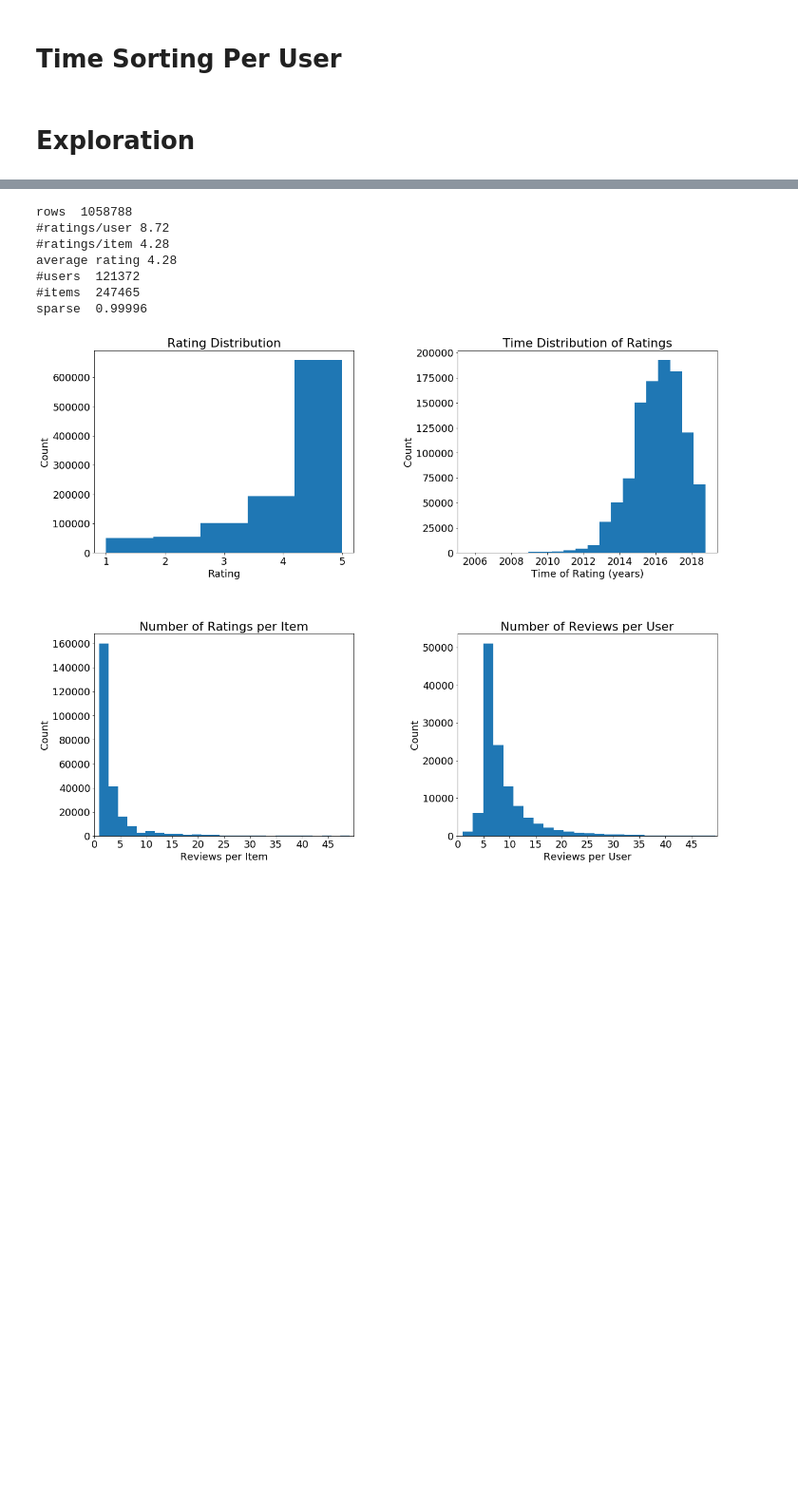
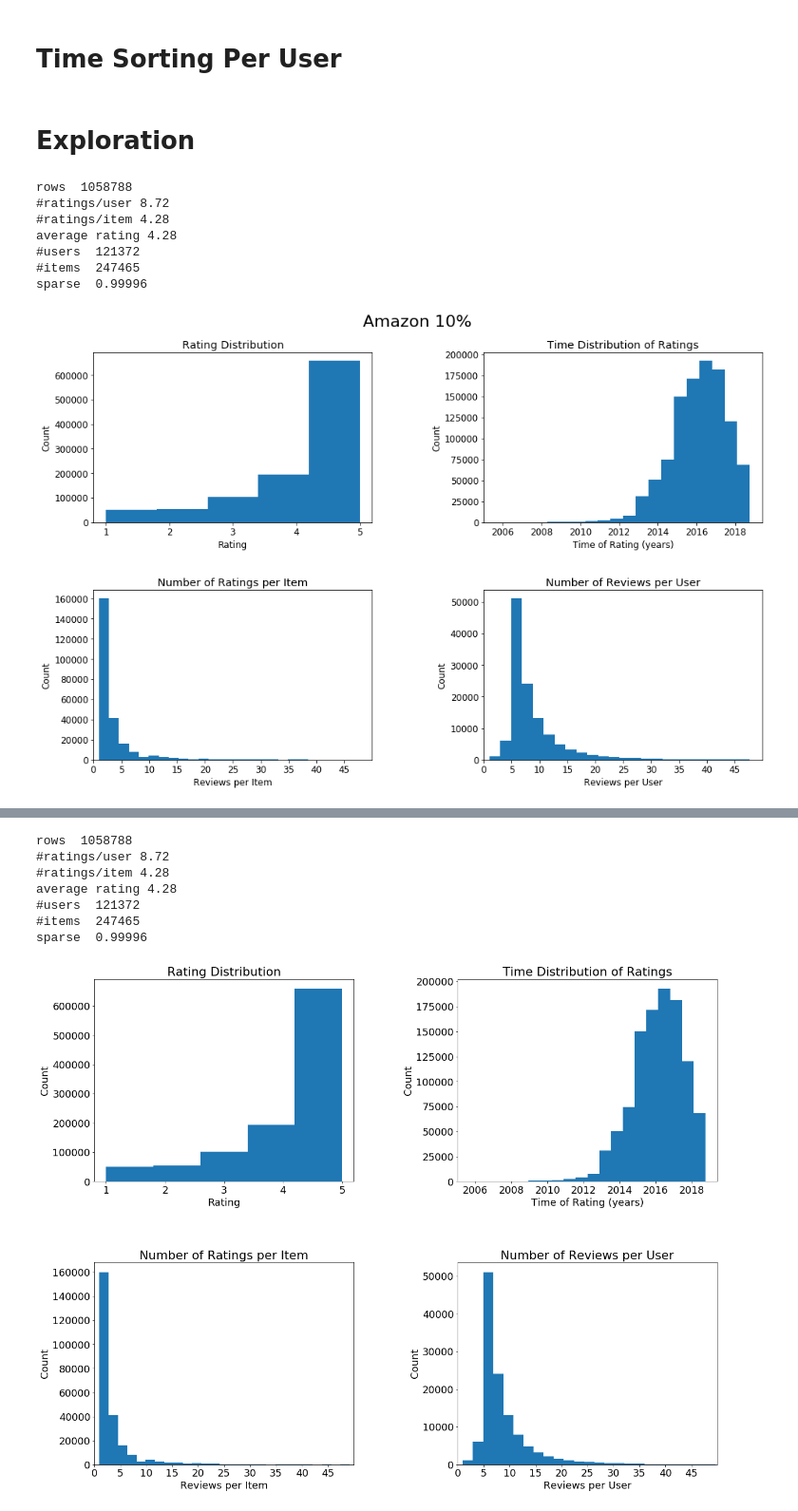
Before and after one commit to ROpdam/recommender_comparison, a Jupyter notebook: data_used.ipynb, the cells around one changed output, grey strips where cells are left out. Shown at 95% size. Saved outputs shown, nothing was run; the diff lists cells and outputs as text; code cells hidden in the pictures; blank space fills up the shorter version.

```diff
--- a/data_used.ipynb
+++ b/data_used.ipynb
@@ -14,7 +10,7 @@ pd.set_option('display.max_columns', 100)
 # %%
 # path = 'C:/Users/robin.opdam/Google Drive/Thesis (Msc)/Thesis_shared_files/'
 path = '/Users/Robin/Google Drive/Thesis (Msc)/Thesis_shared_files/'
-data_path = 'data/'
+data_path = 'Data/'
 # %% [markdown]
 # Full datasets
 # %%
@@ -152,26 +150,26 @@ time_sort_user(names_ml[:3], file_path)
 import matplotlib.gridspec as gridspec
 import matplotlib.pylab as pl
 
-def eda_plots(df, title, size=(20,16), store_path=''):
+def eda_plots(df, title, size=(20,16), bound_steps=[50,5], store_path=''):
 
     user_counts = df.groupby('user_id')['item_id'].count()
     item_counts = df.groupby('item_id')['user_id'].count().sort_values(ascending=True)
     norpu = user_counts.mean()
     norpi = item_counts.mean()
-    total_users = df.user.unique().size
-    total_items = df.item.unique().size
-    sparseness = 1 - len(df) / (len(df['user'].unique()) * len(df['item'].unique()))
+    total_users = df.user_id.unique().size
+    total_items = df.item_id.unique().size
+    sparseness = 1 - len(df) / (len(df['user_id'].unique()) * len(df['item_id'].unique()))
 
     print('rows ', len(df),
           '\n#ratings/user', round(norpu,2),
           '\n#ratings/item', round(norpi,2),
           '\naverage rating', "{0:.2f}".format(np.average(df['rating'])),
-          '\n#users ', df['user'].unique().size,
-          '\n#items ', df['item'].unique().size,
+          '\n#users ', df['user_id'].unique().size,
+          '\n#items ', df['item_id'].unique().size,
           '\nsparse ', round(sparseness,5))
 
     fig = plt.figure(figsize=size)
-#     fig.suptitle(title, x=0.5, y=0.95, fontsize=22)
+    fig.suptitle(title, x=0.5, y=0.95, fontsize=22)
     gs = fig.add_gridspec(2,2, wspace=0.4, hspace=0.4)
 
     f_ax1 = fig.add_subplot(gs[0,0])
@@ -193,7 +191,7 @@ def eda_plots(df, title, size=(20,16), store_path=''):
     plt.title('Number of Ratings per Item')
     plt.xlabel('Reviews per Item')
     plt.ylabel('Count')
-    plt.xticks(range(0,50,5))
+    plt.xticks(range(0,bound_steps[0],bound_steps[1]))
 
     f_ax4 = fig.add_subplot(gs[1,1])
     plt.hist(user_counts, bins = 150)
@@ -201,11 +199,24 @@ def eda_plots(df, title, size=(20,16), store_path=''):
     plt.title('Number of Reviews per User')
     plt.xlabel('Reviews per User')
     plt.ylabel('Count')
-    plt.xticks(range(0,50,5))
+    plt.xticks(range(0,bound_steps[0],bound_steps[1]))
 
     if len(store_path) > 0:
         fig.savefig(store_path, bbox_inches='tight')
 
     plt.show()
 # %%
-plt.rcParams.update({'font.size':18})
+plt.rcParams.update({'font.size':12})
+# %%
+df_am_01 = pd.read_pickle(path + 'Data/Amazon/Amazon_01_users')
+# %%
+eda_plots(df_am_01, 'Amazon 10%', size=(16,10), bound_steps=[50,5])
+# %% [output]
+rows  1058788
+#ratings/user 8.72
+#ratings/item 4.28
+average rating 4.28
+#users  121372
+#items  247465
+sparse  0.99996
+[figure, added]
```
Also changed, not shown: parts of 6 cells of this notebook, 3 other files.
